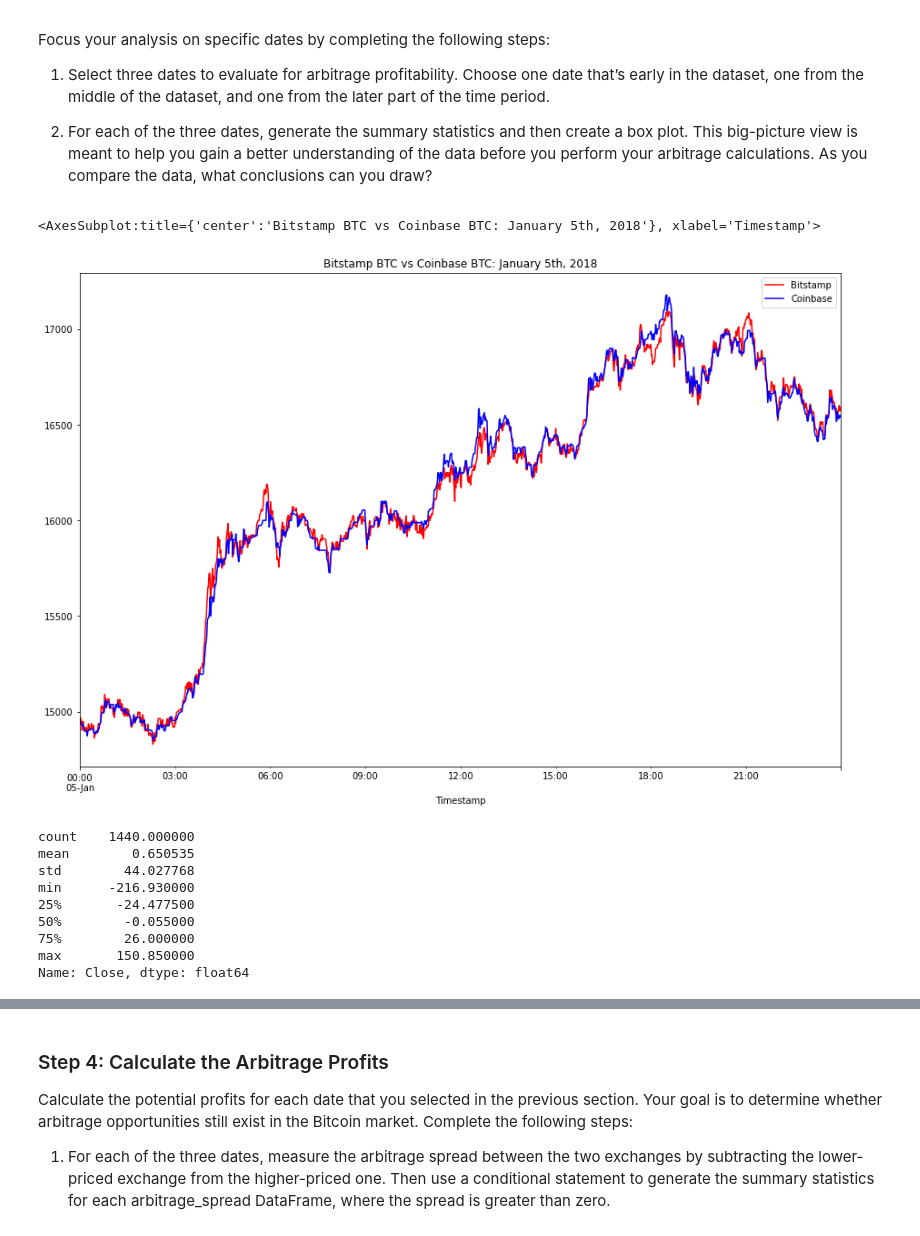
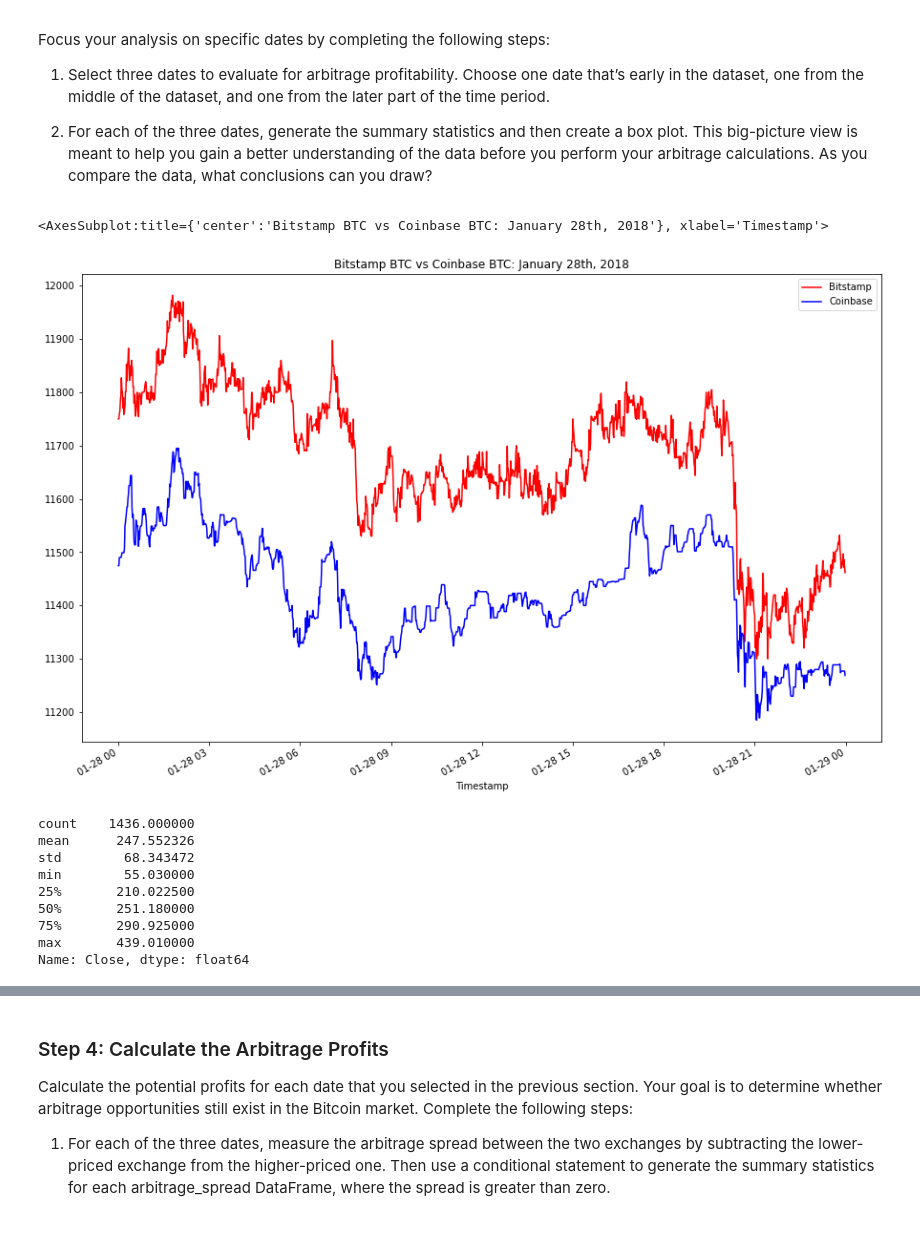
Before and after one commit to fredec96/Arbitrage_Analysis, a Jupyter notebook: crypto_arbitrage.ipynb, the cells around one changed output, grey strips where cells are left out. Saved outputs shown, nothing was run; the diff lists cells and outputs as text; code cells hidden in the pictures.

```diff
--- a/crypto_arbitrage.ipynb
+++ b/crypto_arbitrage.ipynb
@@ -254,6 +265,3 @@ Timestamp
 2018-03-31 23:58:00    False
 2018-03-31 23:59:00    False
 Length: 129322, dtype: bool
-# %%
-coinbase["Close"] = coinbase["Close"].astype("float")
-coinbase.dtypes
@@ -412,29 +411,29 @@ Focus your analysis on specific dates by completing the following steps:
 # %%
 # Create an overlay plot that visualizes the two dataframes over a period of one day early in the dataset.
 # Be sure that the plots include the parameters `legend`, `figsize`, `title`, `color` and `label`
-bitstamp_sliced['Close'].loc['2018-01-05' : '2018-01-05'].plot(
-    legend=True, figsize=(15, 10), title="Bitstamp BTC vs Coinbase BTC: January 5th, 2018", color="red", label="Bitstamp")
-coinbase_sliced['Close'].loc['2018-01-05' : '2018-01-05'].plot(
+bitstamp_sliced['Close'].loc['2018-01-28' : '2018-01-28'].plot(
+    legend=True, figsize=(15, 10), title="Bitstamp BTC vs Coinbase BTC: January 28th, 2018", color="red", label="Bitstamp")
+coinbase_sliced['Close'].loc['2018-01-28' : '2018-01-28'].plot(
     legend=True, figsize=(15, 10), color="blue", label="Coinbase")
 # %% [output]
-<AxesSubplot:title={'center':'Bitstamp BTC vs Coinbase BTC: January 5th, 2018'}, xlabel='Timestamp'>
+<AxesSubplot:title={'center':'Bitstamp BTC vs Coinbase BTC: January 28th, 2018'}, xlabel='Timestamp'>
-[figure, old version]
+[figure, new version]
 # %%
 # Using the early date that you have selected, calculate the arbitrage spread
 # by subtracting the bitstamp lower closing prices from the coinbase higher closing prices
-arbitrage_spread_early = coinbase_sliced['Close'].loc['2018-01-05' : '2018-01-05'] - bitstamp_sliced['Close'].loc['2018-01-05' : '2018-01-05']
+arbitrage_spread_early = bitstamp_sliced['Close'].loc['2018-01-28' : '2018-01-28'] - coinbase_sliced['Close'].loc['2018-01-28' : '2018-01-28']
 
 # Generate summary statistics for the early DataFrame
 arbitrage_spread_early.describe()
 # %% [output]
-count    1440.000000
-mean        0.650535
-std        44.027768
-min      -216.930000
-25%       -24.477500
-50%        -0.055000
-75%        26.000000
-max       150.850000
+count    1436.000000
+mean      247.552326
+std        68.343472
+min        55.030000
+25%       210.022500
+50%       251.180000
+75%       290.925000
+max       439.010000
 Name: Close, dtype: float64
 # %%
 # Visualize the arbitrage spread from early in the dataset in a box plot
```
Also changed, not shown: parts of 47 cells of this notebook.
